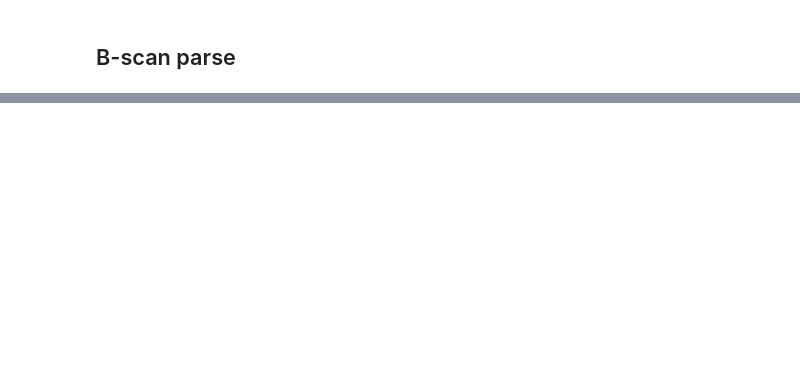
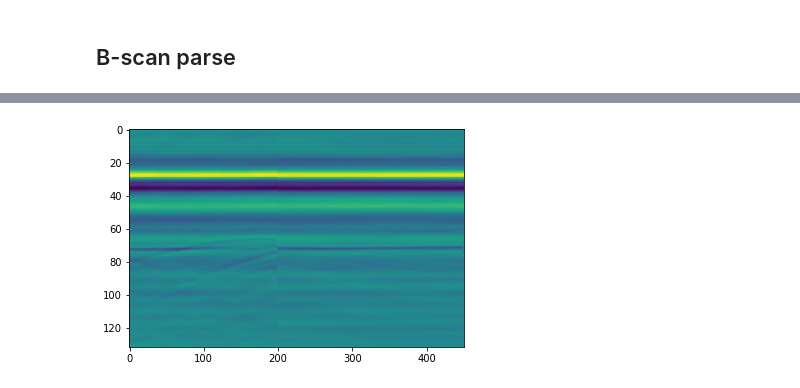
Before and after one commit to lnadi17/znd-remote-controller, a Jupyter notebook: scan-visualize.ipynb, the cells around one changed output, grey strips where cells are left out. Cells and saved outputs as stored; diff of their text form; code cells hidden in the pictures; blank space fills up the shorter version.

```diff
--- a/scan-visualize.ipynb
+++ b/scan-visualize.ipynb
@@ -162,0 +177,10 @@ np.array(b_scan)[:, 0:1000:10].shape
+# %%
+root = 'first-scan/data3/parsed/'
+b_scan = None
+for file in sorted(os.listdir(root)):
+    if '.npy' not in file:
+        continue
+    b_scan = np.loadtxt(root + file, comments='%', delimiter=',').transpose()
+# %%
+b_scan = join_as_complex(b_scan)
+b_scan = b_scan[2:] + [b_scan[1]]
@@ -162,0 +191,5 @@ np.array(b_scan)[:, 0:1000:10].shape
+# %%
+plot = np.apply_along_axis(np.fft.irfft, 1, np.array(b_scan)[:, ::15])
+draw_image(plot)
+# %% [output]
+[figure, added]
```
Also changed, not shown: parts of 29 cells of this notebook, 10 other files.
